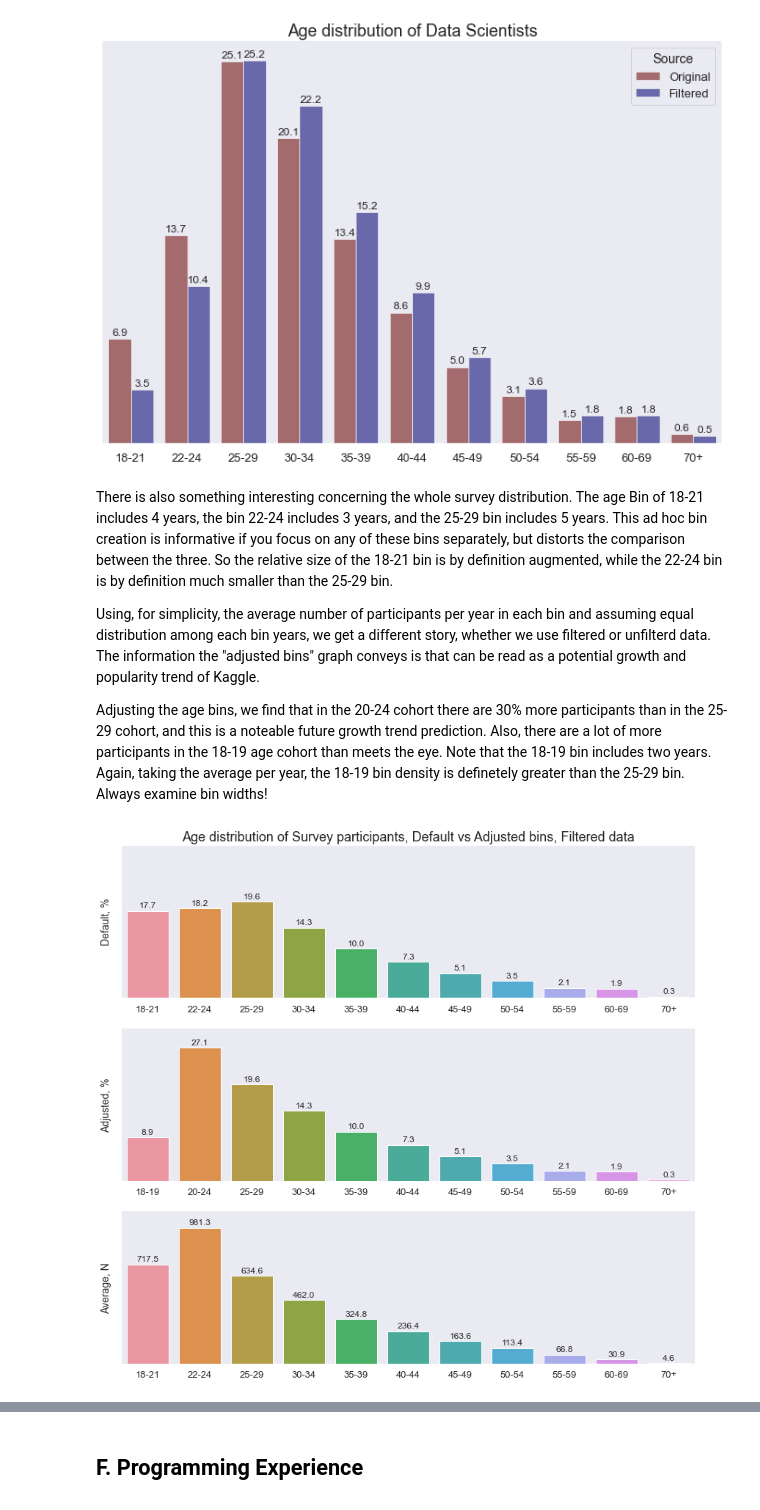
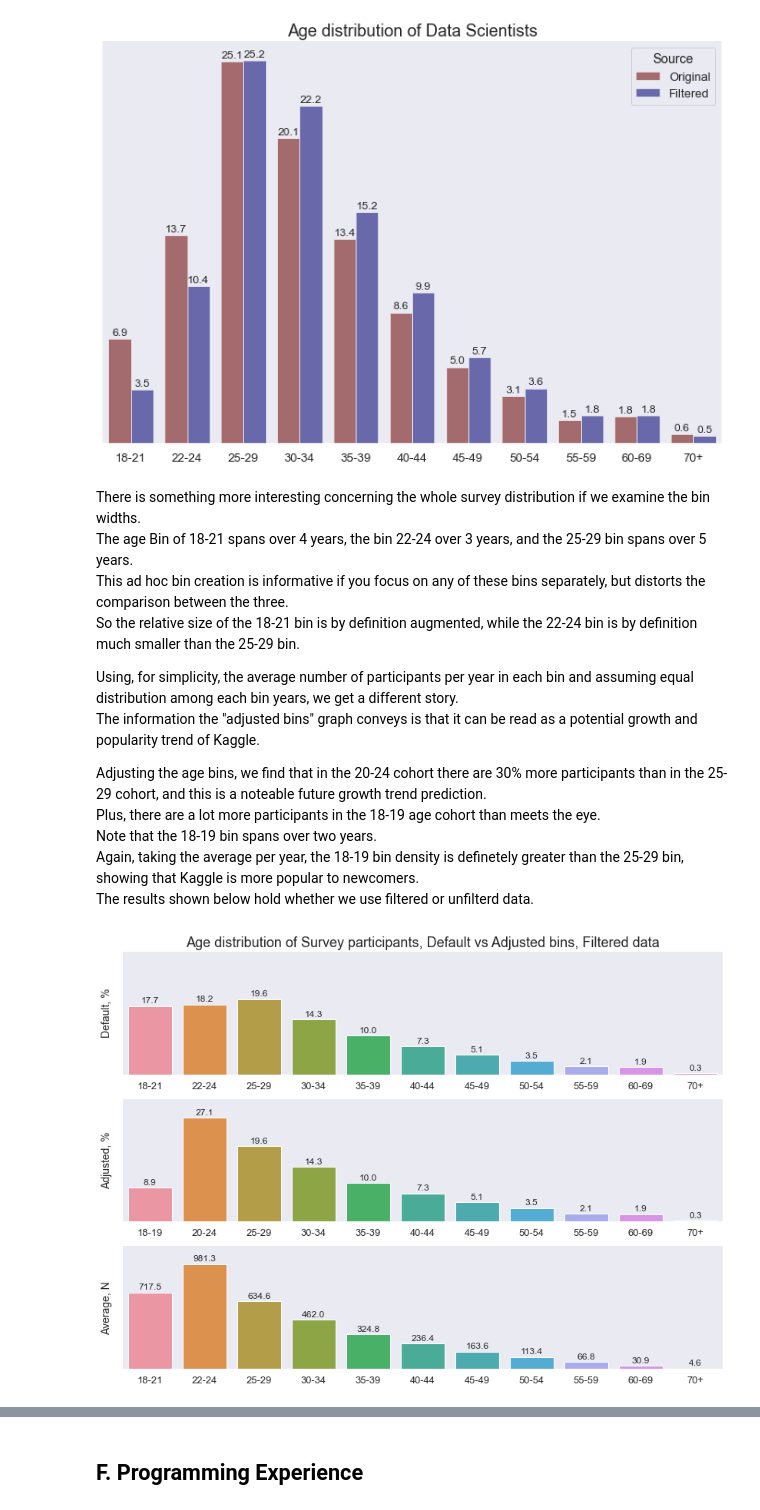
Before and after one commit to argythana/dsml_survey_20, a Jupyter notebook: notebooks/submit_draft.ipynb, the cells around one changed output, grey strips where cells are left out. Drawn from its saved outputs; the diff is of its cells as text; code cells hidden in the pictures.

```diff
--- a/notebooks/submit_draft.ipynb
+++ b/notebooks/submit_draft.ipynb
@@ -267,3 +218,0 @@ Then, to avoid excluding outliers we set:
-# %%
-#kglib.get_threshold(65000)
-kglib.load_thresholds_df().sample(5)
@@ -276,0 +280,9 @@ kglib.load_thresholds_df().sample(5)
+# %%
+# kglib.get_threshold(65800, 0)
+#kglib.get_threshold(65800 * 1/3, 2)
+
+
+tresholds_df = kglib.load_thresholds_df()
+usa_thresholds = tresholds_df[tresholds_df.country == "USA"]
+#usa_thresholds
+tresholds_df.sample(5, random_state=10)
@@ -402,31 +410,33 @@ kglib.sns_plot_value_count_comparison(
 # %% [output]
 [figure]
 # %% [markdown]
-There is also something interesting concerning the whole survey distribution.
-The age Bin of 18-21 includes 4 years, the bin 22-24 includes 3 years, and the 25-29 bin includes 5 years.
-This ad hoc bin creation is informative if you focus on any of these bins separately, but distorts the comparison between the three. So the relative size of the 18-21 bin is by definition augmented, while the 22-24 bin is by definition much smaller than the 25-29 bin.
+There is something more interesting concerning the whole survey distribution if we examine the bin widths.
+The age Bin of 18-21 spans over 4 years, the bin 22-24 over 3 years, and the 25-29 bin spans over 5 years.
+This ad hoc bin creation is informative if you focus on any of these bins separately, but distorts the comparison between the three.
+So the relative size of the 18-21 bin is by definition augmented, while the 22-24 bin is by definition much smaller than the 25-29 bin.
 
-
-Using, for simplicity, the average number of participants per year in each bin and assuming equal distribution among each bin years, we get a different story, whether we use filtered or unfilterd data.
-The information the "adjusted bins" graph conveys is that can be read as a potential growth and popularity trend of Kaggle.
+Using, for simplicity, the average number of participants per year in each bin and assuming equal distribution among each bin years, we get a different story.
+The information the "adjusted bins" graph conveys is that it can be read as a potential growth and popularity trend of Kaggle.
 
 Adjusting the age bins, we find that in the 20-24 cohort there are 30% more participants than in the 25-29 cohort, and this is a noteable future growth trend prediction.
-Also, there are a lot of more participants in the 18-19 age cohort than meets the eye. Note that the 18-19 bin includes two years. Again, taking the average per year, the 18-19 bin density is definetely greater than the 25-29 bin. Always examine bin widths!
+Plus, there are a lot more participants in the 18-19 age cohort than meets the eye.
+Note that the 18-19 bin spans over two years.
+Again, taking the average per year, the 18-19 bin density is definetely greater than the 25-29 bin, showing that Kaggle is more popular to newcomers.
+The results shown below hold whether we use filtered or unfilterd data.
 # %%
-reload_kglib()
 dataset = fdf
 kglib.sns_plot_age_distribution(
     dataset,
     width=14,
-    height=13,
+    height=10,
     title="Age distribution of Survey participants, Default vs Adjusted bins, Filtered data"
 )
 
 #for unfiltered data we set:
 # dataset = udf
 # kglib.sns_plot_age_distribution(dataset, width=14, height=12,title="Survey Age distribution - Default VS Proposed bins, Uniltered data")
 # %% [output]
-[figure, old version]
+[figure, new version]
 # %% [markdown]
 ## D. country
 
```
Also changed, not shown: parts of 40 cells of this notebook.
